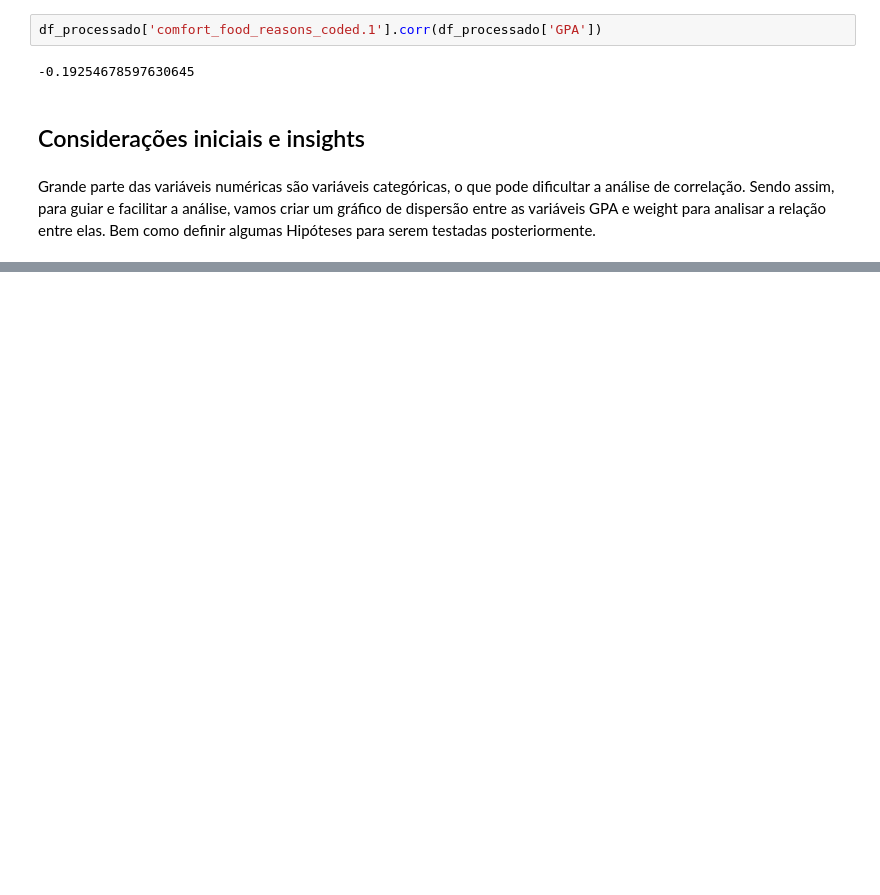
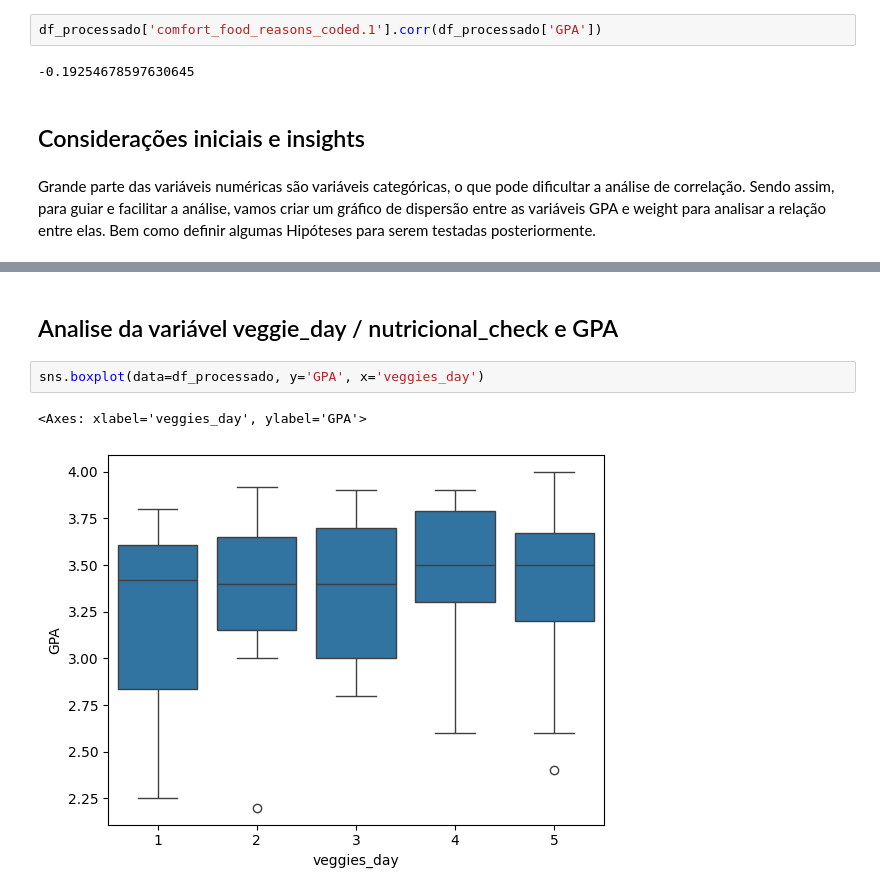
Before and after one commit to JhonasVoc/food_choice_projeto_1, a Jupyter notebook: notebooks/EDA.ipynb, the cells around one changed output, grey strips where cells are left out. Drawn from its saved outputs; the diff is of its cells as text; blank space fills up the shorter version.

```diff
--- a/notebooks/EDA.ipynb
+++ b/notebooks/EDA.ipynb
@@ -475,0 +595,7 @@ Não há interação clara entre a variavél 'weight' e 'GPA'.
+# %% [markdown]
+## Analise da variável veggie_day / nutricional_check e GPA
+# %%
+sns.boxplot(data=df_processado, y='GPA', x='veggies_day')
+# %% [output]
+<Axes: xlabel='veggies_day', ylabel='GPA'>
+[figure, added]
```
Also changed, not shown: parts of 26 cells of this notebook, 4 other files.
